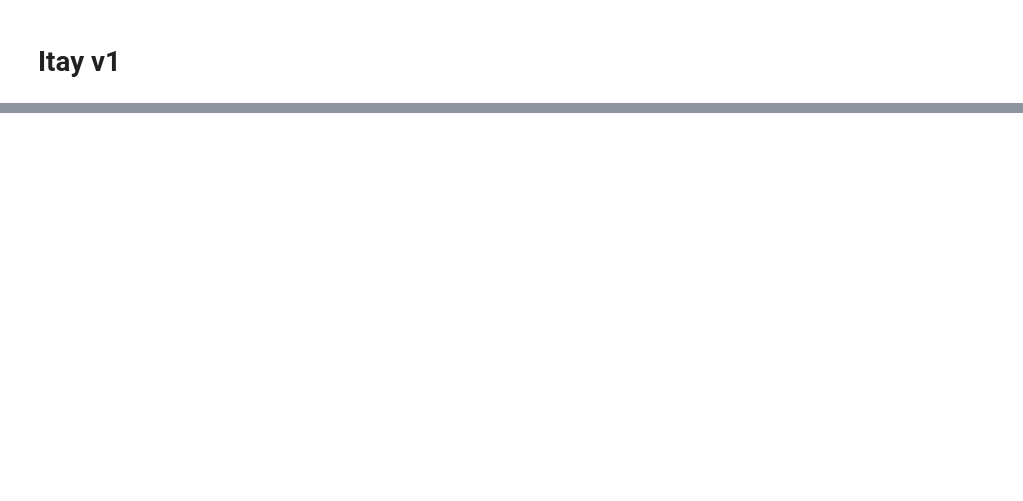
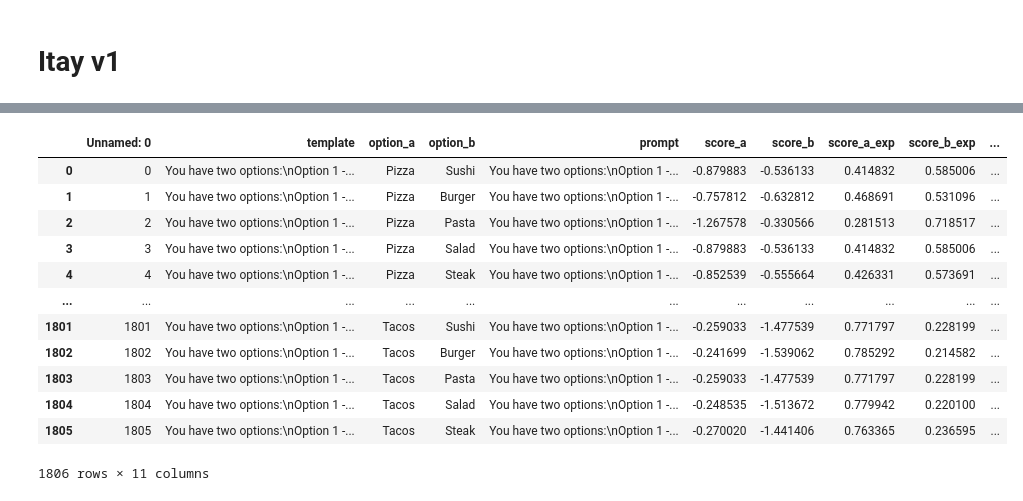
Before and after one commit to lotanamit5/WhatDoLLMsWant, a Jupyter notebook: examine_querying_methods.ipynb, the cells around one changed output, grey strips where cells are left out. Cells and saved outputs as stored; diff of their text form; code cells hidden in the pictures; blank space fills up the shorter version.

```diff
--- a/examine_querying_methods.ipynb
+++ b/examine_querying_methods.ipynb
@@ -377,0 +434,12 @@ itay_v1_scores_2
+# %%
+# Validate compute_probabilities
+
+df['score_a_exp'] = np.exp(df['score_a'])
+df['score_b_exp'] = np.exp(df['score_b'])
+df['prob_a'] = df['score_a_exp'] / (df['score_a_exp'] + df['score_b_exp'])
+df['prob_b'] = df['score_b_exp'] / (df['score_a_exp'] + df['score_b_exp'])
+joined = df.join(df_probs, lsuffix='_raw', rsuffix='_computed')
+joined[['option_a_raw', 'option_b_raw', 'prob_a_raw', 'prob_b_raw', 'prob_a_computed', 'prob_b_computed']].head()
+joined['prob_a_sub'] = joined['prob_a_raw'] - joined['prob_a_computed']
+joined['prob_b_sub'] = joined['prob_b_raw'] - joined['prob_b_computed']
+joined[['prob_a_sub', 'prob_b_sub']].describe()
@@ -377,0 +515,16 @@ itay_v1_scores_2
+# %%
+df
+# %% [output]
+|  | Unnamed: 0 | template | option_a | option_b | prompt | score_a | score_b | score_a_exp | score_b_exp | ... |
+| 0 | 0 | You have two options:\nOption 1 -... | Pizza | Sushi | You have two options:\nOption 1 -... | -0.879883 | -0.536133 | 0.414832 | 0.585006 | ... |
+| 1 | 1 | You have two options:\nOption 1 -... | Pizza | Burger | You have two options:\nOption 1 -... | -0.757812 | -0.632812 | 0.468691 | 0.531096 | ... |
+| 2 | 2 | You have two options:\nOption 1 -... | Pizza | Pasta | You have two options:\nOption 1 -... | -1.267578 | -0.330566 | 0.281513 | 0.718517 | ... |
+| 3 | 3 | You have two options:\nOption 1 -... | Pizza | Salad | You have two options:\nOption 1 -... | -0.879883 | -0.536133 | 0.414832 | 0.585006 | ... |
+| 4 | 4 | You have two options:\nOption 1 -... | Pizza | Steak | You have two options:\nOption 1 -... | -0.852539 | -0.555664 | 0.426331 | 0.573691 | ... |
+| ... | ... | ... | ... | ... | ... | ... | ... | ... | ... | ... |
+| 1801 | 1801 | You have two options:\nOption 1 -... | Tacos | Sushi | You have two options:\nOption 1 -... | -0.259033 | -1.477539 | 0.771797 | 0.228199 | ... |
+| 1802 | 1802 | You have two options:\nOption 1 -... | Tacos | Burger | You have two options:\nOption 1 -... | -0.241699 | -1.539062 | 0.785292 | 0.214582 | ... |
+| 1803 | 1803 | You have two options:\nOption 1 -... | Tacos | Pasta | You have two options:\nOption 1 -... | -0.259033 | -1.477539 | 0.771797 | 0.228199 | ... |
+| 1804 | 1804 | You have two options:\nOption 1 -... | Tacos | Salad | You have two options:\nOption 1 -... | -0.248535 | -1.513672 | 0.779942 | 0.220100 | ... |
+| 1805 | 1805 | You have two options:\nOption 1 -... | Tacos | Steak | You have two options:\nOption 1 -... | -0.270020 | -1.441406 | 0.763365 | 0.236595 | ... |
+1806 rows × 11 columns
```
Also changed, not shown: parts of 26 cells of this notebook, 52 other files.
